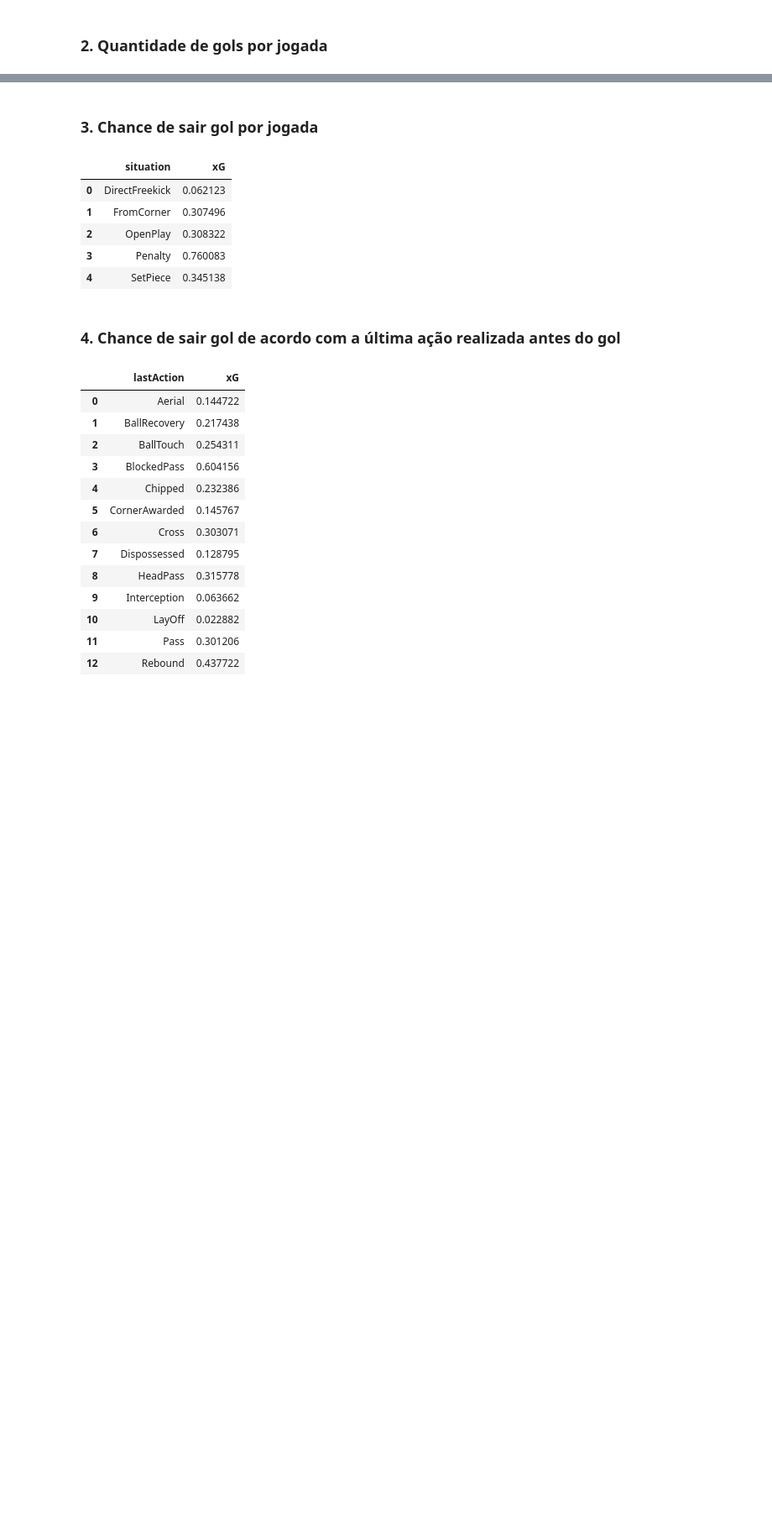
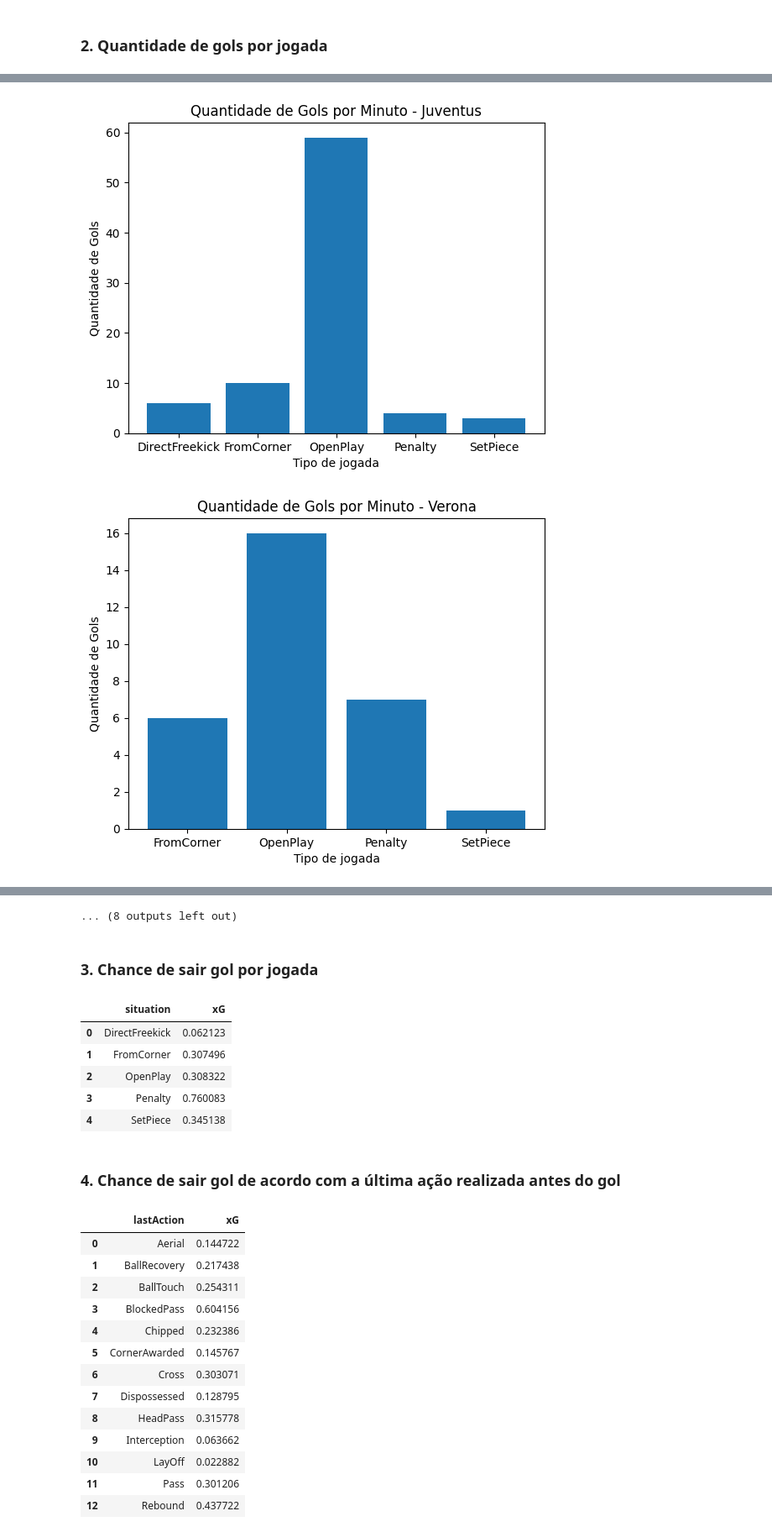
Before and after one commit to GabrielArai/TCC, a Jupyter notebook: notebooks/2-aed.ipynb, the cells around one changed output, grey strips where cells are left out. Shown at 84% size. Drawn from its saved outputs; the diff is of its cells as text; code cells hidden in the pictures; blank space fills up the shorter version.

```diff
--- a/notebooks/2-aed.ipynb
+++ b/notebooks/2-aed.ipynb
@@ -74,0 +140,23 @@ plt.show()
+# %%
+# Análise time por time
+df_filt = df_xg[(df_xg.result == 'Goal')&(df_xg.league == 'Serie_A')&(df_xg.season == 2017)]
+for t in teams:
+    df_aux = df_filt[df_filt.player_team == t]
+    df_plot = df_aux.groupby("situation")["result"].count().reset_index()
+
+    # Plot
+    plt.bar(df_plot.situation, df_plot.result)
+
+    # Adicionar rótulos e título
+    plt.xlabel('Tipo de jogada')
+    plt.ylabel('Quantidade de Gols')
+    plt.title(f'Quantidade de Gols por Minuto - {t}')
+
+    # Exibir o gráfico
+    plt.show()
+
+    print(df_aux.groupby("half")["result"].count().reset_index())
+    print("-"*80)
+# %% [output]
+[figure, added]
+[figure, added]
@@ -75,3 +173,4 @@ plt.show()
+... (8 outputs left out)
 # %% [markdown]
 ### 3. Chance de sair gol por jogada
 # %%
```
Also changed, not shown: parts of 6 cells of this notebook, 1 other file.
